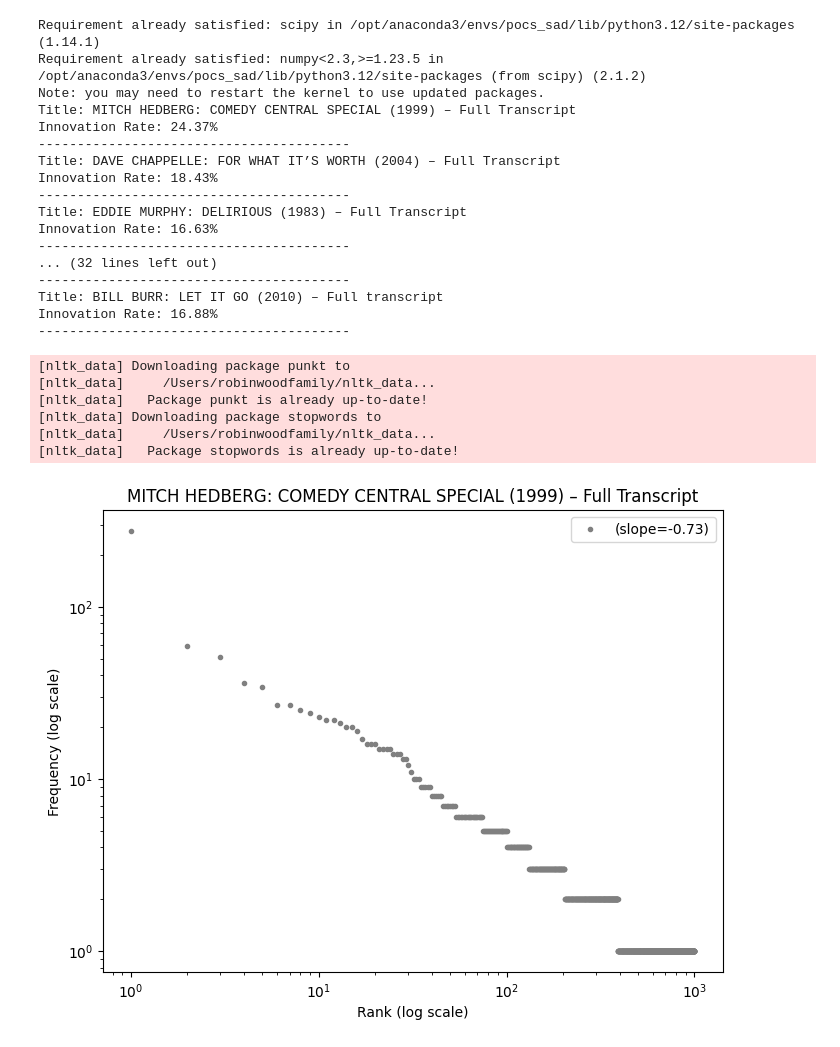
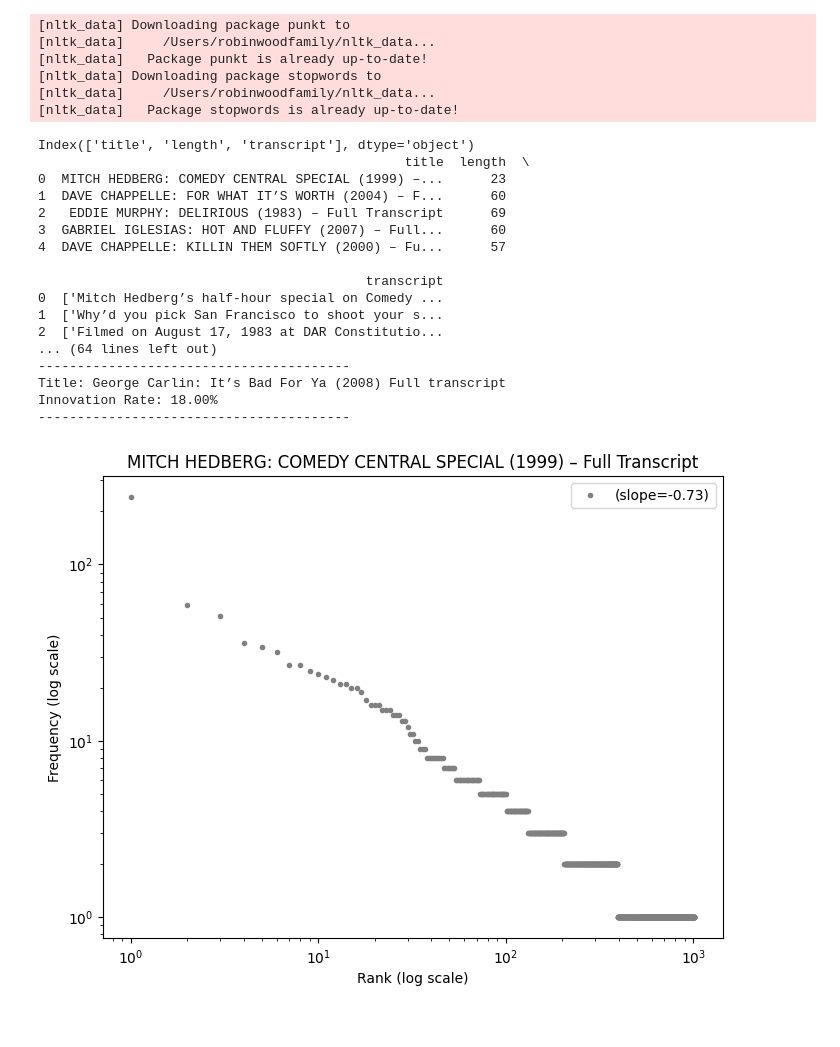
Before and after one commit to marobinette/pocs, a Jupyter notebook: project/data_functions.ipynb, the cells around one changed output. Drawn from its saved outputs; the diff is of its cells as text; code cells hidden in the pictures.

Commit message:
read from csv

```diff
--- a/project/data_functions.ipynb
+++ b/project/data_functions.ipynb
@@ -1,5 +1,4 @@
 # %%
-%pip install scipy
 import pandas as pd
 import requests
 import json
@@ -14,13 +13,19 @@ from scipy.stats import linregress
 download('punkt')
 download('stopwords')
 
-url = "https://raw.githubusercontent.com/marobinette/pocs/main/project/comedy_data.txt"
+url = 'https://raw.githubusercontent.com/marobinette/pocs/main/project/comedy_data_latest.csv'
 
-response = requests.get(url)
-data = response.text.strip().splitlines()
-comedy_data = [json.loads(line) for line in data]
-df = pd.DataFrame(comedy_data, columns=['title', 'transcript'])
-pd.set_option('display.max_colwidth', None)
+# Reading the CSV file from the URL
+df = pd.read_csv(url)
+
+# Check the columns in the dataframe
+print(df.columns)
+
+# Assuming the correct columns are 'title', 'length', and 'transcript'
+df = df[['title', 'length', 'transcript']]
+
+# Display the first few rows
+print(df.head())
 
 def export_comedian_word_data(word_data, comedian):
     """
@@ -123,55 +128,55 @@ def plot_zipf_distribution(df, title):
     words = tokenize_words(transcript, remove_stop_wprds=True)
 
     # Generate word frequency data
     word_data = get_word_data(words)
 
     # Rank the words by frequency
     word_data['rank'] = np.arange(1, len(word_data) + 1)
 
     # Log-transform rank and frequency
     log_rank = np.log10(word_data['rank'])
     log_freq = np.log10(word_data['counts'])
 
     # Perform linear regression to calculate the slope
     slope, intercept, r_value, p_value, std_err = linregress(log_rank, log_freq)
 
     # Plot the Zipf distribution (log-log scale)
     plt.figure(figsize=(8, 6))
     plt.loglog(word_data['rank'], word_data['counts'], marker=".", linestyle='none', color="grey", label=f'(slope={slope:.2f})')
 
     plt.xlabel('Rank (log scale)')
     plt.ylabel('Frequency (log scale)')
     plt.title(title)
     plt.legend()
     plt.show()
 
 
 print_innovation_rate_data(df)
 plot_zipf_distribution(df, 'MITCH HEDBERG: COMEDY CENTRAL SPECIAL (1999) – Full Transcript')
 plot_zipf_distribution(df, 'RICHARD PRYOR: LIVE ON THE SUNSET STRIP (1982) – Full Transcript')
 # %% [output]
-Requirement already satisfied: scipy in /opt/anaconda3/envs/pocs_sad/lib/python3.12/site-packages (1.14.1)
-Requirement already satisfied: numpy<2.3,>=1.23.5 in /opt/anaconda3/envs/pocs_sad/lib/python3.12/site-packages (from scipy) (2.1.2)
-Note: you may need to restart the kernel to use updated packages.
-Title: MITCH HEDBERG: COMEDY CENTRAL SPECIAL (1999) – Full Transcript
-Innovation Rate: 24.37%
-----------------------------------------
-Title: DAVE CHAPPELLE: FOR WHAT IT’S WORTH (2004) – Full Transcript
-Innovation Rate: 18.43%
-----------------------------------------
-Title: EDDIE MURPHY: DELIRIOUS (1983) – Full Transcript
-Innovation Rate: 16.63%
-----------------------------------------
-... (32 lines left out)
-----------------------------------------
-Title: BILL BURR: LET IT GO (2010) – Full transcript
-Innovation Rate: 16.88%
-----------------------------------------
+[nltk_data] Downloading package punkt to
+[nltk_data]     /Users/robinwoodfamily/nltk_data...
+[nltk_data]   Package punkt is already up-to-date!
+[nltk_data] Downloading package stopwords to
+[nltk_data]     /Users/robinwoodfamily/nltk_data...
+[nltk_data]   Package stopwords is already up-to-date!
-[nltk_data] Downloading package punkt to
-[nltk_data]     /Users/robinwoodfamily/nltk_data...
-[nltk_data]   Package punkt is already up-to-date!
-[nltk_data] Downloading package stopwords to
-[nltk_data]     /Users/robinwoodfamily/nltk_data...
-[nltk_data]   Package stopwords is already up-to-date!
+Index(['title', 'length', 'transcript'], dtype='object')
+                                               title  length  \
+0  MITCH HEDBERG: COMEDY CENTRAL SPECIAL (1999) –...      23
+1  DAVE CHAPPELLE: FOR WHAT IT’S WORTH (2004) – F...      60
+2   EDDIE MURPHY: DELIRIOUS (1983) – Full Transcript      69
+3  GABRIEL IGLESIAS: HOT AND FLUFFY (2007) – Full...      60
+4  DAVE CHAPPELLE: KILLIN THEM SOFTLY (2000) – Fu...      57
+
+                                          transcript
+0  ['Mitch Hedberg’s half-hour special on Comedy ...
+1  ['Why’d you pick San Francisco to shoot your s...
+2  ['Filmed on August 17, 1983 at DAR Constitutio...
+... (64 lines left out)
+----------------------------------------
+Title: George Carlin: It’s Bad For Ya (2008) Full transcript
+Innovation Rate: 18.00%
+----------------------------------------
-[figure, old version]
+[figure, new version]
 [figure]
```
